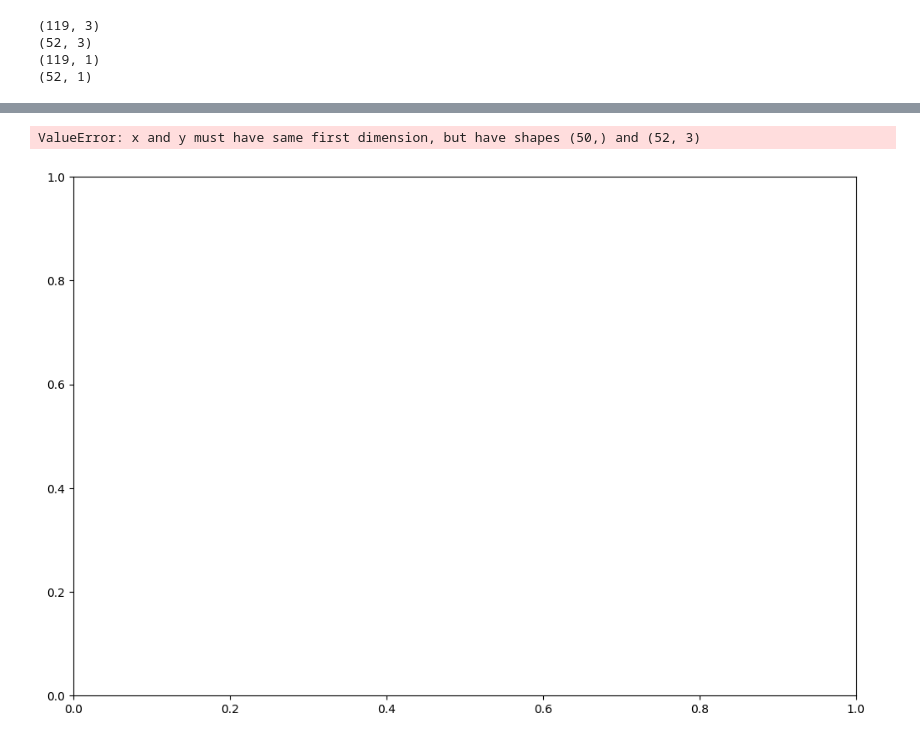
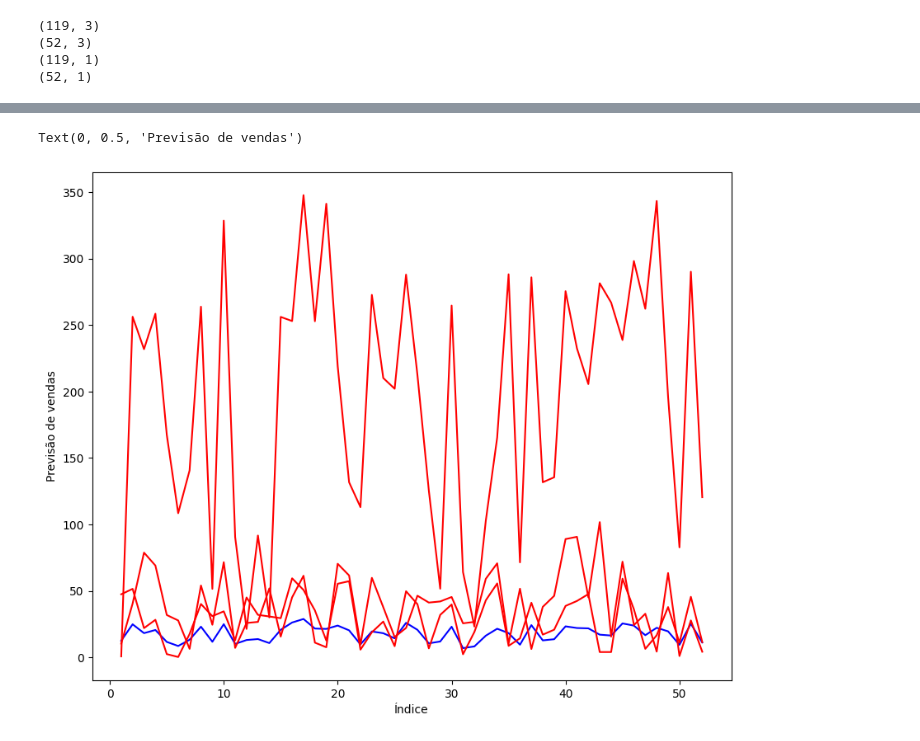
Before and after one commit to Francieli-Cordeiro/Francieli-Cordeiro, a Jupyter notebook: desafio04DNC.ipynb, the cells around one changed output, grey strips where cells are left out. Drawn from its saved outputs; the diff is of its cells as text; code cells hidden in the pictures.

```diff
--- a/desafio04DNC.ipynb
+++ b/desafio04DNC.ipynb
@@ -196,10 +166,10 @@ import matplotlib.pyplot as plt
 # %%
-c = [i for i in range(1,51, 1)]
-fig = plt.figure(figsize=(12,8))
-plt.plot(c, x_test ,color="blue")
-plt.plot(c, x_pred ,color = "red")
-plt.xlabel("index")
-plt.ylabel("previsao de vendas")
+c =[i for i in range(1, x_test.shape[0]+1, 1)]
+fig = plt.figure(figsize=(10,8))
+plt.plot(c, y_pred ,color="blue")
+plt.plot(c, x_test ,color = "red")
+plt.xlabel("Índice")
+plt.ylabel("Previsão de vendas")
 # %% [output]
-ValueError: x and y must have same first dimension, but have shapes (50,) and (52, 3)
+Text(0, 0.5, 'Previsão de vendas')
-[figure, old version]
+[figure, new version]
```
Also changed, not shown: parts of 19 cells of this notebook.
